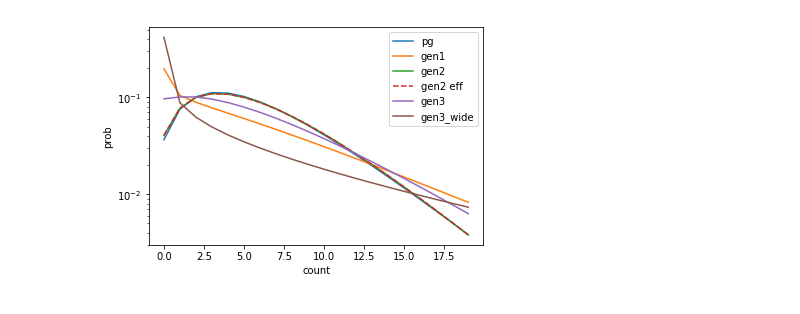
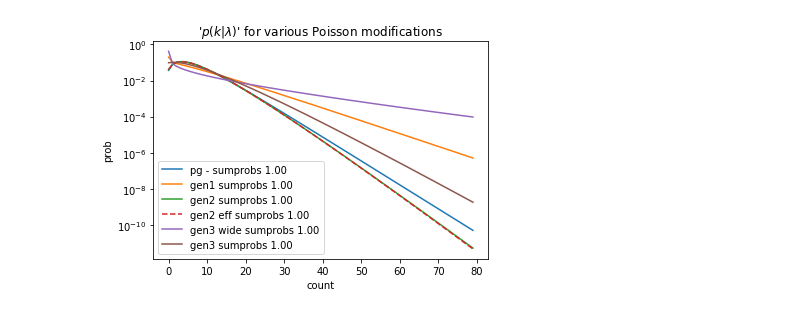
Before and after one commit to thoglu/mc_uncertainty, a Jupyter notebook: poisson.ipynb, the cells around one changed output. Cells and saved outputs as stored; diff of their text form; code cells hidden in the pictures.

```diff
--- a/poisson.ipynb
+++ b/poisson.ipynb
@@ -12,39 +12,39 @@ log_stirling=poisson.generate_log_stirling(max_val=300)
 # sum weights first bin: 4.0  - 3 weighted events total
 weights_bin1_ds1=numpy.array([1.0,0.2,2.8])
 weights_bin1_ds2=numpy.array([2.0])
 weights_bin1_ds3=numpy.array([])
 
 k_list=numpy.array([2])
 
 
 weights_dict=dict()
 weights_dict["sig"]=[weights_bin1_ds1]
 weights_dict["bg"]=[weights_bin1_ds2]
 weights_dict["third"]=[weights_bin1_ds3]
 
 
-counts=numpy.arange(20)
+counts=numpy.arange(80)
 
 yvals_standard_pg=[numpy.exp(poisson.generic_pdf(numpy.array([i]), weights_dict, mean_adjustment=False)) for i in counts]
 yvals_gen1=[numpy.exp(poisson.generic_pdf(numpy.array([i]), weights_dict, type="gen1", mean_adjustment=False)) for i in counts]
 yvals_gen2=[numpy.exp(poisson.generic_pdf(numpy.array([i]), weights_dict, type="gen2", mean_adjustment=False)) for i in counts]
 yvals_gen2_effective=[numpy.exp(poisson.generic_pdf(numpy.array([i]), weights_dict, type="gen2_effective", mean_adjustment=False)) for i in counts]
 yvals_gen3_wide=[numpy.exp(poisson.generic_pdf(numpy.array([i]), weights_dict, type="gen3", s_factor=10, log_stirling=log_stirling)) for i in counts]
 yvals_gen3=[numpy.exp(poisson.generic_pdf(numpy.array([i]), weights_dict, type="gen3", log_stirling=log_stirling)) for i in counts]
 
 ax=pylab.gca()
 
-pylab.plot(counts, yvals_standard_pg, label="pg")
-pylab.plot(counts, yvals_gen1, label="gen1")
-pylab.plot(counts, yvals_gen2, label="gen2")
-pylab.plot(counts, yvals_gen2_effective, label="gen2 eff", ls="--")
-pylab.plot(counts, yvals_gen3, label="gen3")
-pylab.plot(counts, yvals_gen3_wide, label="gen3_wide")
-
+pylab.plot(counts, yvals_standard_pg, label="pg - sumprobs %.2f" % sum(yvals_standard_pg))
+pylab.plot(counts, yvals_gen1, label="gen1 sumprobs %.2f" % sum(yvals_gen1))
+pylab.plot(counts, yvals_gen2, label="gen2 sumprobs %.2f" % sum(yvals_gen2))
+pylab.plot(counts, yvals_gen2_effective, label="gen2 eff sumprobs %.2f" % sum(yvals_gen2_effective), ls="--")
+pylab.plot(counts, yvals_gen3_wide, label="gen3 wide sumprobs %.2f" % sum(yvals_gen3_wide))
+pylab.plot(counts, yvals_gen3, label="gen3 sumprobs %.2f" % sum(yvals_gen3))
 pylab.legend()
 pylab.semilogy()
 ax.set_xlabel("count")
 ax.set_ylabel("prob")
+ax.set_title(r"'$p(k|\lambda)$' for various Poisson modifications")
 pylab.show()
 # %% [output]
-[figure, old version]
+[figure, new version]
```
Also changed, not shown: 5 other files.
